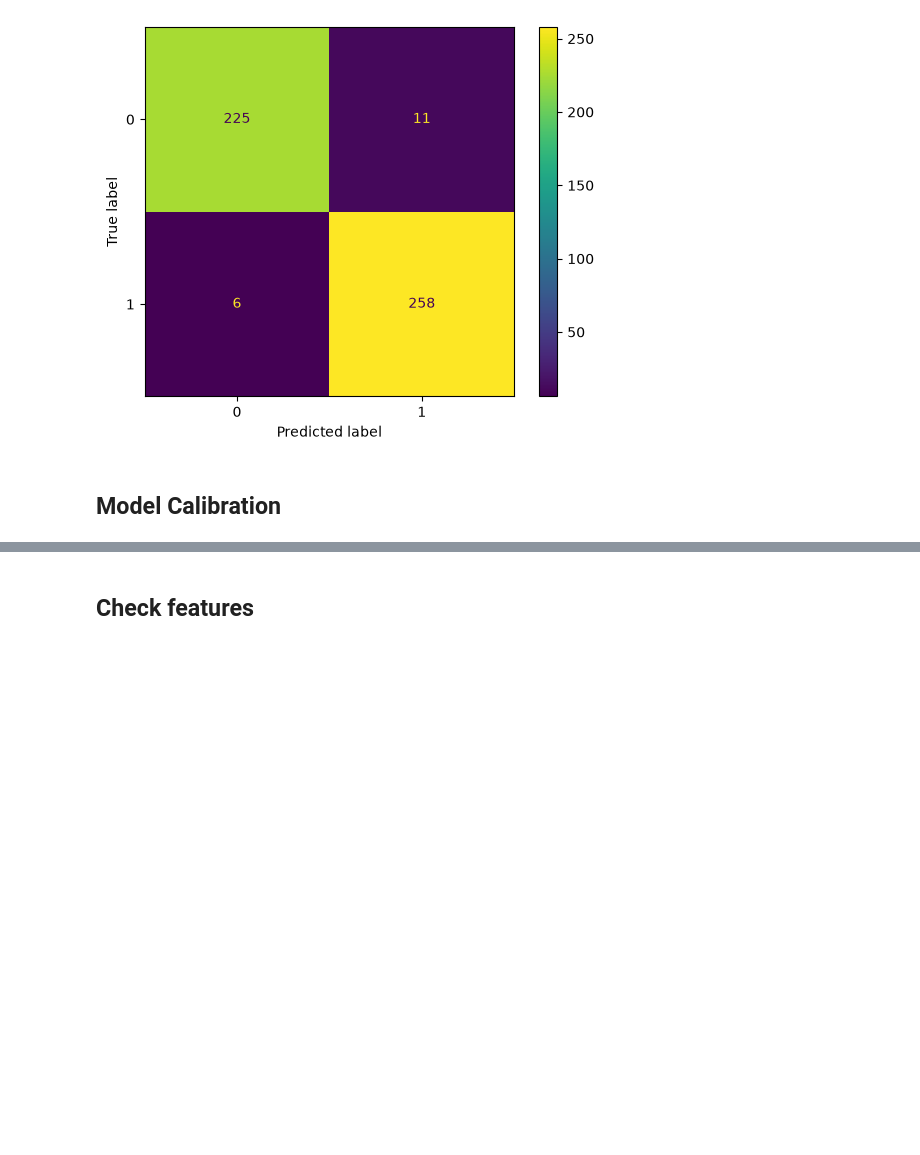
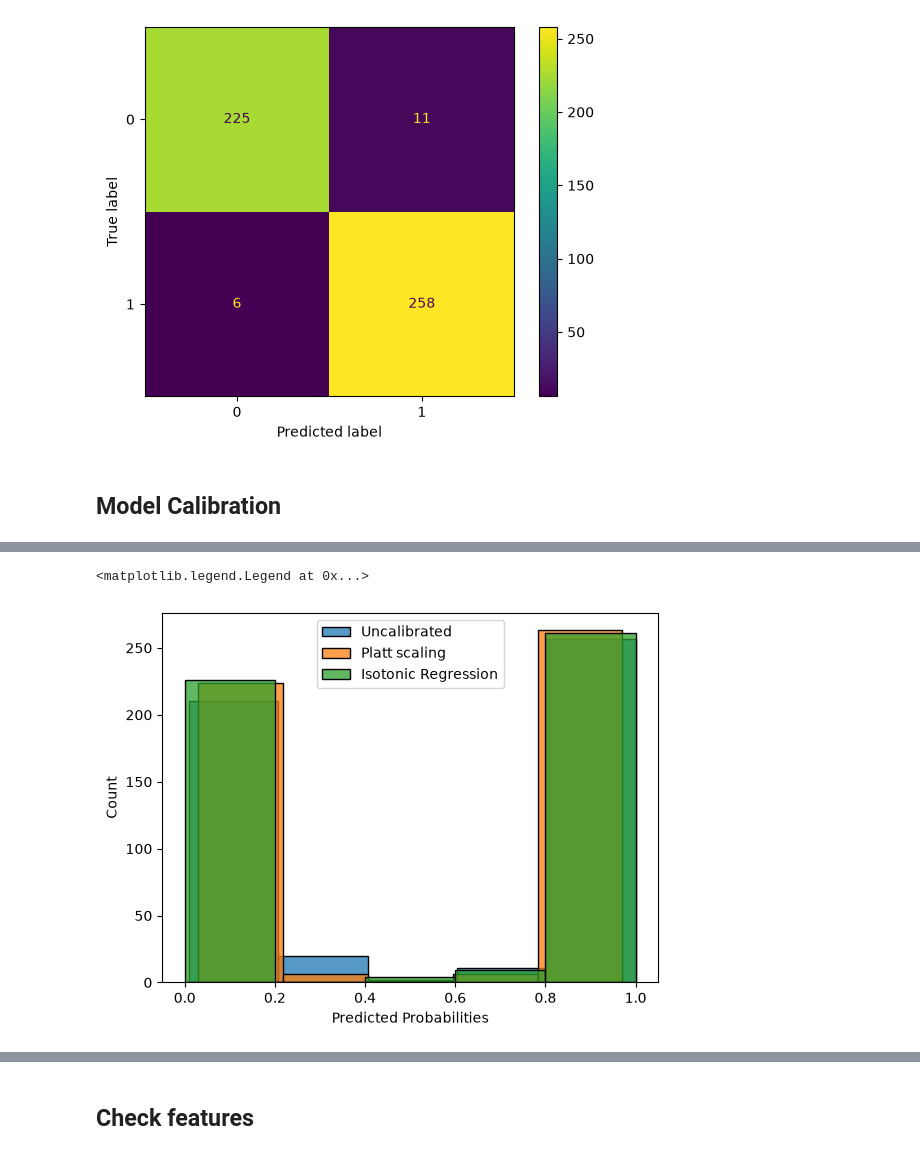
Before and after one commit to shengy90/depop_takehome_task, a Jupyter notebook: notebooks/sheng_solution.ipynb, the cells around one changed output, grey strips where cells are left out. Drawn from its saved outputs; the diff is of its cells as text; code cells hidden in the pictures; blank space fills up the shorter version.

```diff
--- a/notebooks/sheng_solution.ipynb
+++ b/notebooks/sheng_solution.ipynb
@@ -416,3 +411,23 @@ plt.show()
+# %%
+import seaborn as sns
+
+
+sns.histplot(
+    results["Uncalibrated"]["proba"], label="Uncalibrated", bins=CALIBRATION_BINS
+)
+sns.histplot(
+    results["Platt scaling"]["proba"], label="Platt scaling", bins=CALIBRATION_BINS
+)
+sns.histplot(
+    results["Isotonic regression"]["proba"],
+    label="Isotonic Regression",
+    bins=CALIBRATION_BINS,
+)
+plt.xlabel("Predicted Probabilities")
+plt.legend()
+# %% [output]
+<matplotlib.legend.Legend at 0x...>
+[figure, added]
 # %%
 for name, model in models.items():
     y_pred = model.predict(X_test)
```
Also changed, not shown: parts of 10 cells of this notebook, 2 other files.
